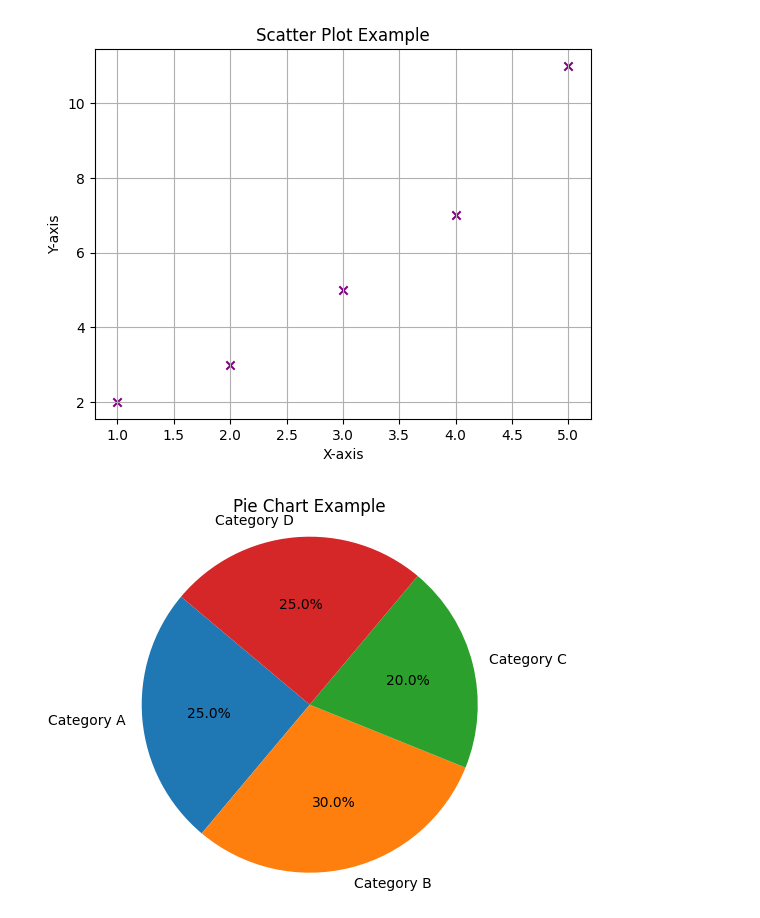
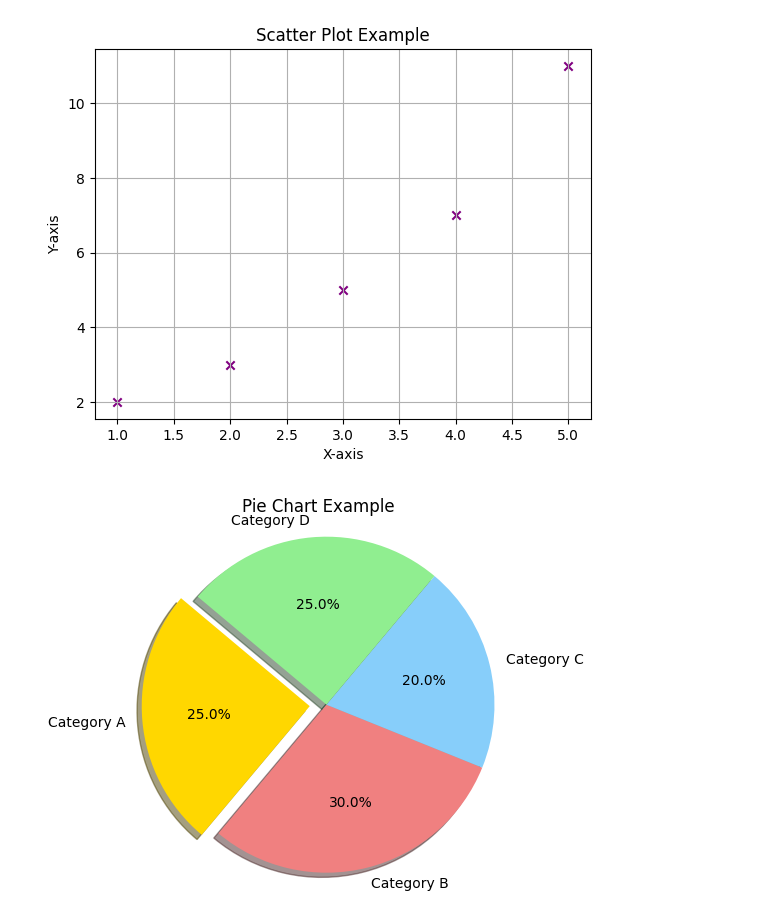
Before and after one commit to Vk2610/DS-ML-Course, a Jupyter notebook: 9. DA with Python/matplotlib.ipynb, the cells around one changed output. Cells and saved outputs as stored; diff of their text form; code cells hidden in the pictures.

```diff
--- a/9. DA with Python/matplotlib.ipynb
+++ b/9. DA with Python/matplotlib.ipynb
@@ -98,12 +112,13 @@ plt.show()
 # %%
 # Pie charts
 labels = ['Category A', 'Category B', 'Category C', 'Category D']
 sizes = [25, 30, 20, 25]
 colors = ['gold', 'lightcoral', 'lightskyblue', 'lightgreen']
 explode = (0.1, 0, 0, 0)  # explode the first slice
-plt.pie(sizes, labels=labels, autopct='%1.1f%%', startangle=140)
+plt.pie(sizes, labels=labels, autopct='%1.1f%%', startangle=140, shadow=True, colors=colors, explode=explode)
+# explode - move a slice out of the pie for emphasis
 plt.title('Pie Chart Example')
 plt.axis('equal')  # Equal aspect ratio ensures that pie chart is circular.
 plt.show()
 # %% [output]
-[figure, old version]
+[figure, new version]
```
Also changed, not shown: parts of 3 cells of this notebook, 2 other files.
